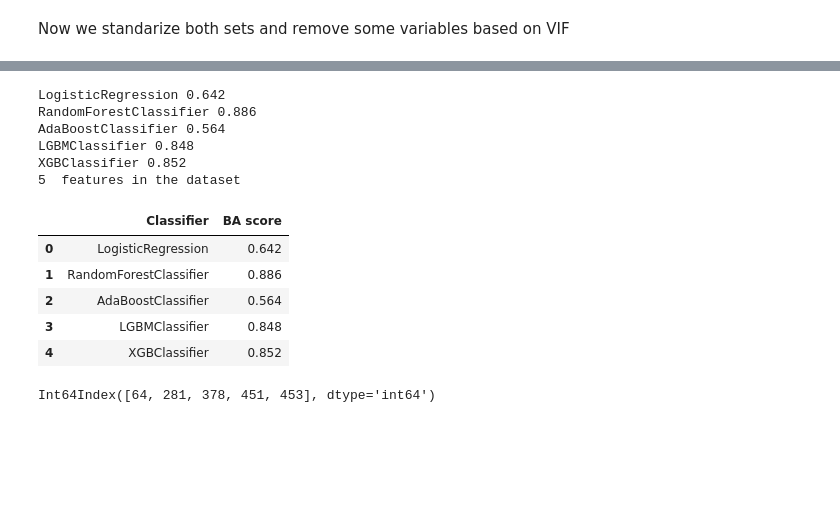
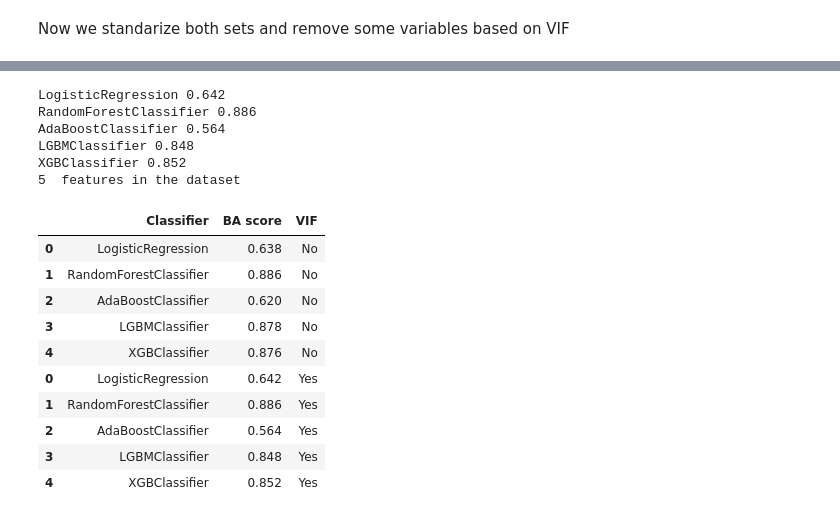
Before and after one commit to pawel99k/AML2022, a Jupyter notebook: Project2/Python_scripts/Boruta-artificial.ipynb, the cells around one changed output, grey strips where cells are left out. Drawn from its saved outputs; the diff is of its cells as text; code cells hidden in the pictures; blank space fills up the shorter version.

```diff
--- a/Project2/Python_scripts/Boruta-artificial.ipynb
+++ b/Project2/Python_scripts/Boruta-artificial.ipynb
@@ -236,10 +238,11 @@ X_art_train_scaled_boruta_multiple_vif=eval_models.delete_multicollinear(X_art_t
 5 features left
 # %%
-eval_models.get_models_ba(X_art_train_scaled_boruta_multiple_vif,
+res_boruta_yes_vif=eval_models.get_models_ba(X_art_train_scaled_boruta_multiple_vif,
                               X_art_test_scaled,
                               y_art_train,
                               y_art_test,
                           n_estimators=250)
+res_boruta_yes_vif['VIF']="Yes"
 # %% [output]
 LogisticRegression 0.642
 RandomForestClassifier 0.886
@@ -247,13 +250,18 @@ AdaBoostClassifier 0.564
 LGBMClassifier 0.848
 XGBClassifier 0.852
 5  features in the dataset
-|  | Classifier | BA score |
-| 0 | LogisticRegression | 0.642 |
-| 1 | RandomForestClassifier | 0.886 |
-| 2 | AdaBoostClassifier | 0.564 |
-| 3 | LGBMClassifier | 0.848 |
-| 4 | XGBClassifier | 0.852 |
-# %%
-X_art_train_scaled_boruta_multiple_vif.columns
-# %% [output]
-Int64Index([64, 281, 378, 451, 453], dtype='int64')
+# %%
+res_boruta_all=pd.concat([res_boruta_no_vif,res_boruta_yes_vif])
+res_boruta_all
+# %% [output]
+|  | Classifier | BA score | VIF |
+| 0 | LogisticRegression | 0.638 | No |
+| 1 | RandomForestClassifier | 0.886 | No |
+| 2 | AdaBoostClassifier | 0.620 | No |
+| 3 | LGBMClassifier | 0.878 | No |
+| 4 | XGBClassifier | 0.876 | No |
+| 0 | LogisticRegression | 0.642 | Yes |
+| 1 | RandomForestClassifier | 0.886 | Yes |
+| 2 | AdaBoostClassifier | 0.564 | Yes |
+| 3 | LGBMClassifier | 0.848 | Yes |
+| 4 | XGBClassifier | 0.852 | Yes |
```
Also changed, not shown: parts of 16 cells of this notebook, 3 other files.
